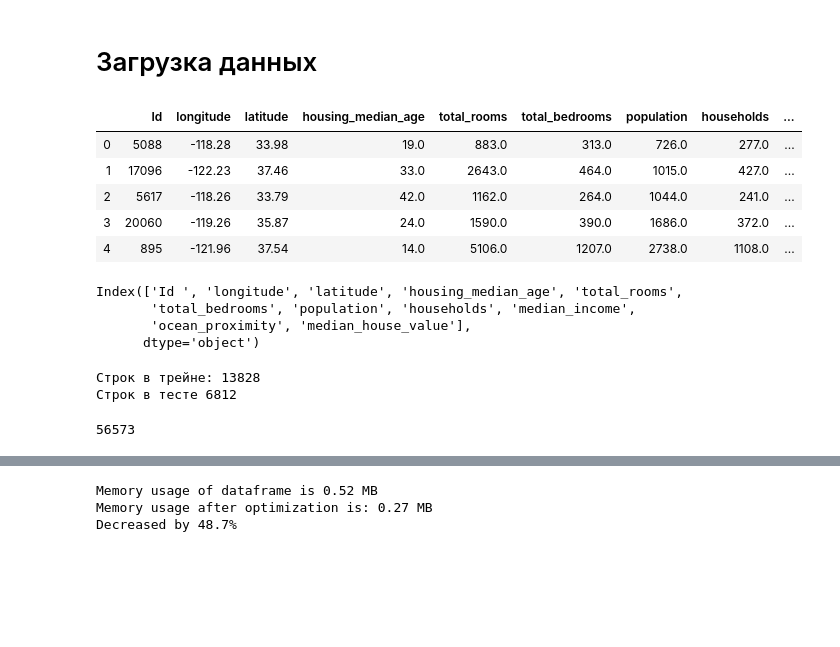
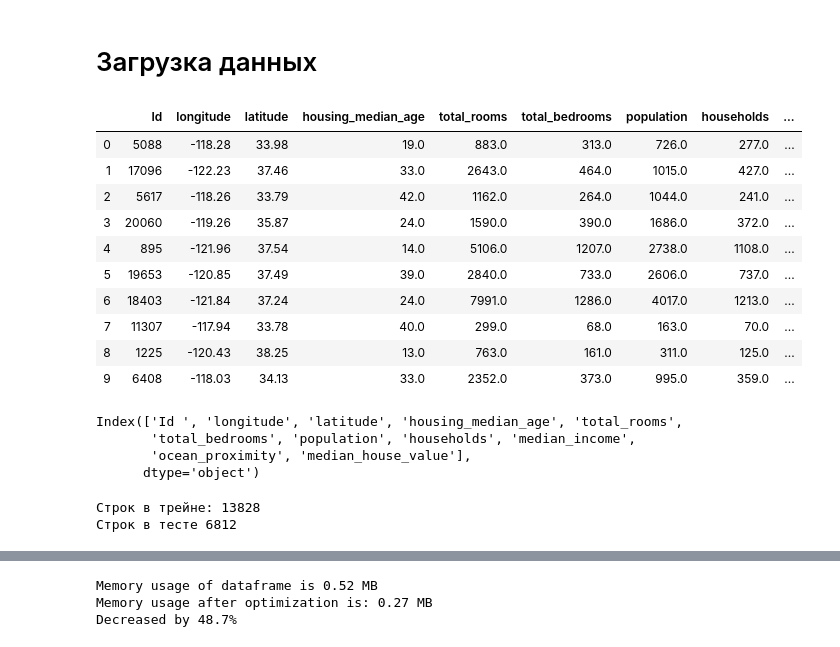
Before and after one commit to ShadarRim/SamsungMEPhIAILessons, a Jupyter notebook: 201110_DS_ex (Egorov).ipynb, the cells around one changed output, grey strips where cells are left out. Drawn from its saved outputs; the diff is of its cells as text; code cells hidden in the pictures; blank space fills up the shorter version.

```diff
--- a/201110_DS_ex (Egorov).ipynb
+++ b/201110_DS_ex (Egorov).ipynb
@@ -122,14 +116,19 @@ def plot_feature_importances(importances, X):
 # Загрузка данных
 # %%
 df = pd.read_csv('Data set to train.csv')
-df.head()
+df.head(10)
 # %% [output]
 |  | Id | longitude | latitude | housing_median_age | total_rooms | total_bedrooms | population | households | ... |
 | 0 | 5088 | -118.28 | 33.98 | 19.0 | 883.0 | 313.0 | 726.0 | 277.0 | ... |
 | 1 | 17096 | -122.23 | 37.46 | 33.0 | 2643.0 | 464.0 | 1015.0 | 427.0 | ... |
 | 2 | 5617 | -118.26 | 33.79 | 42.0 | 1162.0 | 264.0 | 1044.0 | 241.0 | ... |
 | 3 | 20060 | -119.26 | 35.87 | 24.0 | 1590.0 | 390.0 | 1686.0 | 372.0 | ... |
 | 4 | 895 | -121.96 | 37.54 | 14.0 | 5106.0 | 1207.0 | 2738.0 | 1108.0 | ... |
+| 5 | 19653 | -120.85 | 37.49 | 39.0 | 2840.0 | 733.0 | 2606.0 | 737.0 | ... |
+| 6 | 18403 | -121.84 | 37.24 | 24.0 | 7991.0 | 1286.0 | 4017.0 | 1213.0 | ... |
+| 7 | 11307 | -117.94 | 33.78 | 40.0 | 299.0 | 68.0 | 163.0 | 70.0 | ... |
+| 8 | 1225 | -120.43 | 38.25 | 13.0 | 763.0 | 161.0 | 311.0 | 125.0 | ... |
+| 9 | 6408 | -118.03 | 34.13 | 33.0 | 2352.0 | 373.0 | 995.0 | 359.0 | ... |
 # %%
 df.columns
 # %% [output]
@@ -141,19 +140,15 @@ Index(['Id ', 'longitude', 'latitude', 'housing_median_age', 'total_rooms',
 X = df.drop('median_house_value', axis=1)
 y = df[['Id ', 'median_house_value']]
 
-X_final = pd.read_csv('Data set to test X.csv')
-
 X.set_index('Id ', inplace=True)
-X_final.set_index('Id ', inplace=True)
 y.set_index('Id ', inplace=True)
 
 print('Строк в трейне:' ,  X.shape[0])
 print('Строк в тесте', X_final.shape[0])
 
 # Удалим ненужные файлы
-del df
-gc.collect()
+#del df
+#gc.collect()
 # %% [output]
 Строк в трейне: 13828
 Строк в тесте 6812
-56573
```
Also changed, not shown: parts of 38 cells of this notebook.
